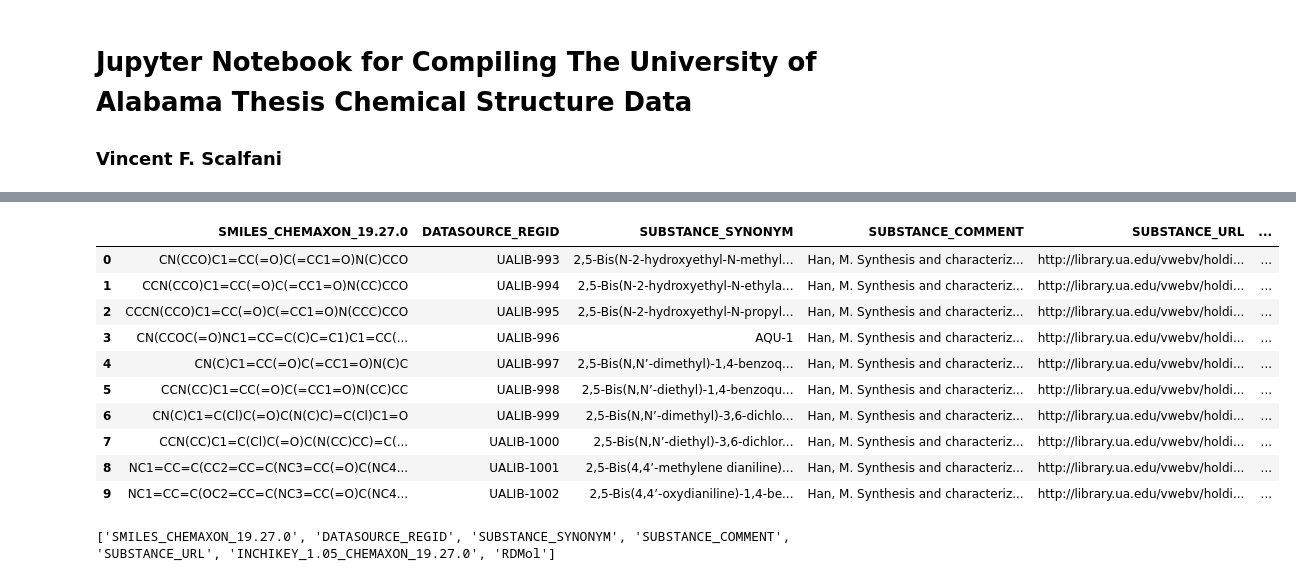
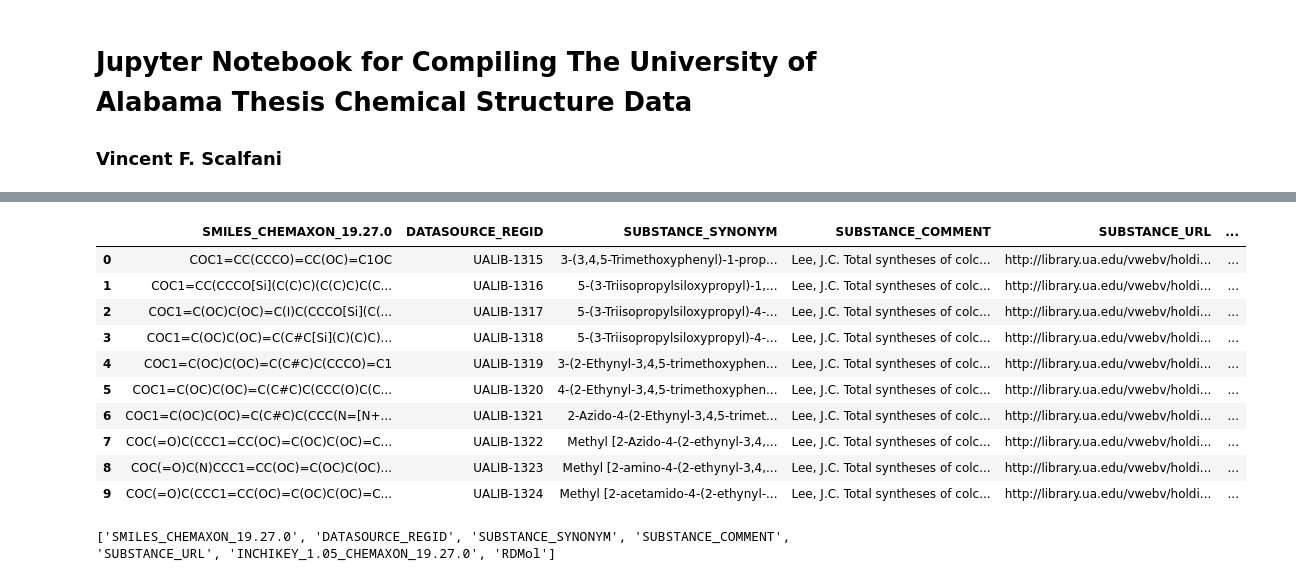
Before and after one commit to ualibweb/UALIB_ChemStructures, a Jupyter notebook: Jupyter_IndexTemplate/UALIB_Chemical_Structures_IndexTemplate.ipynb, the cells around one changed output, grey strips where cells are left out. Cells and saved outputs as stored; diff of their text form; code cells hidden in the pictures.

```diff
--- a/Jupyter_IndexTemplate/UALIB_Chemical_Structures_IndexTemplate.ipynb
+++ b/Jupyter_IndexTemplate/UALIB_Chemical_Structures_IndexTemplate.ipynb
@@ -26,36 +27,36 @@ rdkit.__version__
 # %%
 # Import the thesis chemical structure data
 
 # The file names are in the format:
 # year_author_UACatalogAccession#_substances_raw.csv (e.g.,2000_Han_M_UA.1130335_substances_raw.csv)
 
 # The format of the data within the file is as follows:
 
 # SMILES_CHEMAXON_19.27.0	DATASOURCE_REGID	SUBSTANCE_SYNONYM	SUBSTANCE_COMMENT	SUBSTANCE_URL	INCHIKEY_1.05_CHEMAXON_19.27.0
 # CN(CCO)C1=CC(=O)C(=CC1=O)N(C)CCO	UALIB-993	2,5-Bis(N-2-hydroxyethyl-N-methylamino)-1,4-benzoquinone	Han, M. Synthesis and characterization of amine-quinone polymides and their uses in corrosion protection. Ph.D. Thesis, The University of Alabama, 2000.	http://library.ua.edu/vwebv/holdingsInfo?bibId=1130335	RQFHZLBSLFXBFM-UHFFFAOYSA-N
 # CCN(CCO)C1=CC(=O)C(=CC1=O)N(CC)CCO	UALIB-994	2,5-Bis(N-2-hydroxyethyl-N-ethylamino)-1,4-benzoquinone	Han, M. Synthesis and characterization of amine-quinone polymides and their uses in corrosion protection. Ph.D. Thesis, The University of Alabama, 2000.	http://library.ua.edu/vwebv/holdingsInfo?bibId=1130335	CANMGMCDOLOYIX-UHFFFAOYSA-N
 # CCCN(CCO)C1=CC(=O)C(=CC1=O)N(CCC)CCO	UALIB-995	2,5-Bis(N-2-hydroxyethyl-N-propylamino)-1,4-benzoquinone	Han, M. Synthesis and characterization of amine-quinone polymides and their uses in corrosion protection. Ph.D. Thesis, The University of Alabama, 2000.	http://library.ua.edu/vwebv/holdingsInfo?bibId=1130335	LVAXIIRCIYEGNR-UHFFFAOYSA-N
 # ... snip ...
 
 os.chdir('/UALIB_ChemStructures/StructureData/raw/CSV')
 
-file_name_raw = '2000_Han_M_UA.1130335_substances_raw.csv' # change this line each time, that's it.
+file_name_raw = '2000_Lee_JC_UA.1130327_substances_raw.csv' # change this line each time, that's it.
 thesis_df = pd.read_csv(file_name_raw, sep = '\t')
 
 # view first 10 rows
 thesis_df.head(10)
 # %% [output]
 |  | SMILES_CHEMAXON_19.27.0 | DATASOURCE_REGID | SUBSTANCE_SYNONYM | SUBSTANCE_COMMENT | SUBSTANCE_URL | ... |
-| 0 | CN(CCO)C1=CC(=O)C(=CC1=O)N(C)CCO | UALIB-993 | 2,5-Bis(N-2-hydroxyethyl-N-methyl... | Han, M. Synthesis and characteriz... | http://library.ua.edu/vwebv/holdi... | ... |
-| 1 | CCN(CCO)C1=CC(=O)C(=CC1=O)N(CC)CCO | UALIB-994 | 2,5-Bis(N-2-hydroxyethyl-N-ethyla... | Han, M. Synthesis and characteriz... | http://library.ua.edu/vwebv/holdi... | ... |
-| 2 | CCCN(CCO)C1=CC(=O)C(=CC1=O)N(CCC)CCO | UALIB-995 | 2,5-Bis(N-2-hydroxyethyl-N-propyl... | Han, M. Synthesis and characteriz... | http://library.ua.edu/vwebv/holdi... | ... |
-| 3 | CN(CCOC(=O)NC1=CC=C(C)C=C1)C1=CC(... | UALIB-996 | AQU-1 | Han, M. Synthesis and characteriz... | http://library.ua.edu/vwebv/holdi... | ... |
-| 4 | CN(C)C1=CC(=O)C(=CC1=O)N(C)C | UALIB-997 | 2,5-Bis(N,N’-dimethyl)-1,4-benzoq... | Han, M. Synthesis and characteriz... | http://library.ua.edu/vwebv/holdi... | ... |
-| 5 | CCN(CC)C1=CC(=O)C(=CC1=O)N(CC)CC | UALIB-998 | 2,5-Bis(N,N’-diethyl)-1,4-benzoqu... | Han, M. Synthesis and characteriz... | http://library.ua.edu/vwebv/holdi... | ... |
-| 6 | CN(C)C1=C(Cl)C(=O)C(N(C)C)=C(Cl)C1=O | UALIB-999 | 2,5-Bis(N,N’-dimethyl)-3,6-dichlo... | Han, M. Synthesis and characteriz... | http://library.ua.edu/vwebv/holdi... | ... |
-| 7 | CCN(CC)C1=C(Cl)C(=O)C(N(CC)CC)=C(... | UALIB-1000 | 2,5-Bis(N,N’-diethyl)-3,6-dichlor... | Han, M. Synthesis and characteriz... | http://library.ua.edu/vwebv/holdi... | ... |
-| 8 | NC1=CC=C(CC2=CC=C(NC3=CC(=O)C(NC4... | UALIB-1001 | 2,5-Bis(4,4’-methylene dianiline)... | Han, M. Synthesis and characteriz... | http://library.ua.edu/vwebv/holdi... | ... |
-| 9 | NC1=CC=C(OC2=CC=C(NC3=CC(=O)C(NC4... | UALIB-1002 | 2,5-Bis(4,4’-oxydianiline)-1,4-be... | Han, M. Synthesis and characteriz... | http://library.ua.edu/vwebv/holdi... | ... |
+| 0 | COC1=CC(CCCO)=CC(OC)=C1OC | UALIB-1315 | 3-(3,4,5-Trimethoxyphenyl)-1-prop... | Lee, J.C. Total syntheses of colc... | http://library.ua.edu/vwebv/holdi... | ... |
+| 1 | COC1=CC(CCCO[Si](C(C)C)(C(C)C)C(C... | UALIB-1316 | 5-(3-Triisopropylsiloxypropyl)-1,... | Lee, J.C. Total syntheses of colc... | http://library.ua.edu/vwebv/holdi... | ... |
+| 2 | COC1=C(OC)C(OC)=C(I)C(CCCO[Si](C(... | UALIB-1317 | 5-(3-Triisopropylsiloxypropyl)-4-... | Lee, J.C. Total syntheses of colc... | http://library.ua.edu/vwebv/holdi... | ... |
+| 3 | COC1=C(OC)C(OC)=C(C#C[Si](C)(C)C)... | UALIB-1318 | 5-(3-Triisopropylsiloxypropyl)-4-... | Lee, J.C. Total syntheses of colc... | http://library.ua.edu/vwebv/holdi... | ... |
+| 4 | COC1=C(OC)C(OC)=C(C#C)C(CCCO)=C1 | UALIB-1319 | 3-(2-Ethynyl-3,4,5-trimethoxyphen... | Lee, J.C. Total syntheses of colc... | http://library.ua.edu/vwebv/holdi... | ... |
+| 5 | COC1=C(OC)C(OC)=C(C#C)C(CCC(O)C(C... | UALIB-1320 | 4-(2-Ethynyl-3,4,5-trimethoxyphen... | Lee, J.C. Total syntheses of colc... | http://library.ua.edu/vwebv/holdi... | ... |
+| 6 | COC1=C(OC)C(OC)=C(C#C)C(CCC(N=[N+... | UALIB-1321 | 2-Azido-4-(2-Ethynyl-3,4,5-trimet... | Lee, J.C. Total syntheses of colc... | http://library.ua.edu/vwebv/holdi... | ... |
+| 7 | COC(=O)C(CCC1=CC(OC)=C(OC)C(OC)=C... | UALIB-1322 | Methyl [2-Azido-4-(2-ethynyl-3,4,... | Lee, J.C. Total syntheses of colc... | http://library.ua.edu/vwebv/holdi... | ... |
+| 8 | COC(=O)C(N)CCC1=CC(OC)=C(OC)C(OC)... | UALIB-1323 | Methyl [2-amino-4-(2-ethynyl-3,4,... | Lee, J.C. Total syntheses of colc... | http://library.ua.edu/vwebv/holdi... | ... |
+| 9 | COC(=O)C(CCC1=CC(OC)=C(OC)C(OC)=C... | UALIB-1324 | Methyl [2-acetamido-4-(2-ethynyl-... | Lee, J.C. Total syntheses of colc... | http://library.ua.edu/vwebv/holdi... | ... |
 # %%
 # Add RDKit Molecular Objects
 PandasTools.AddMoleculeColumnToFrame(thesis_df,'SMILES_CHEMAXON_19.27.0','RDMol', includeFingerprints=False)
```
Also changed, not shown: parts of 4 cells of this notebook, 5 other files.
